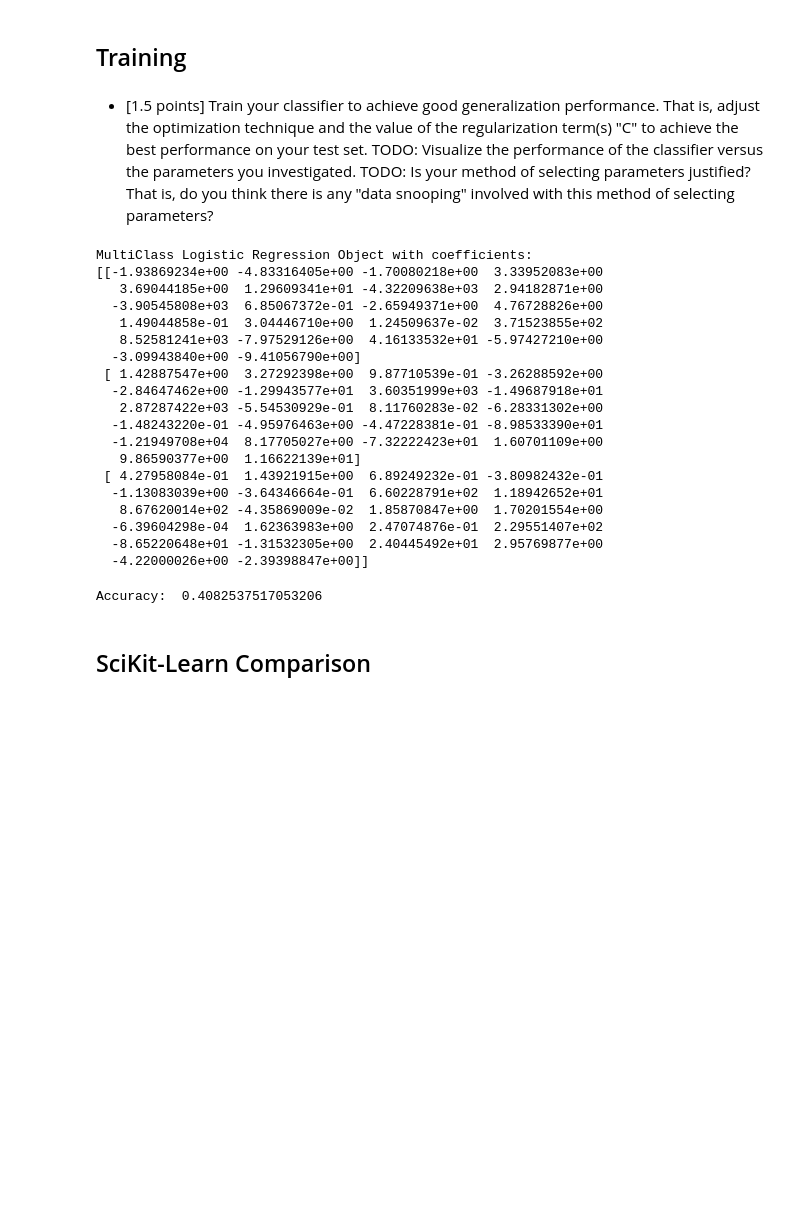
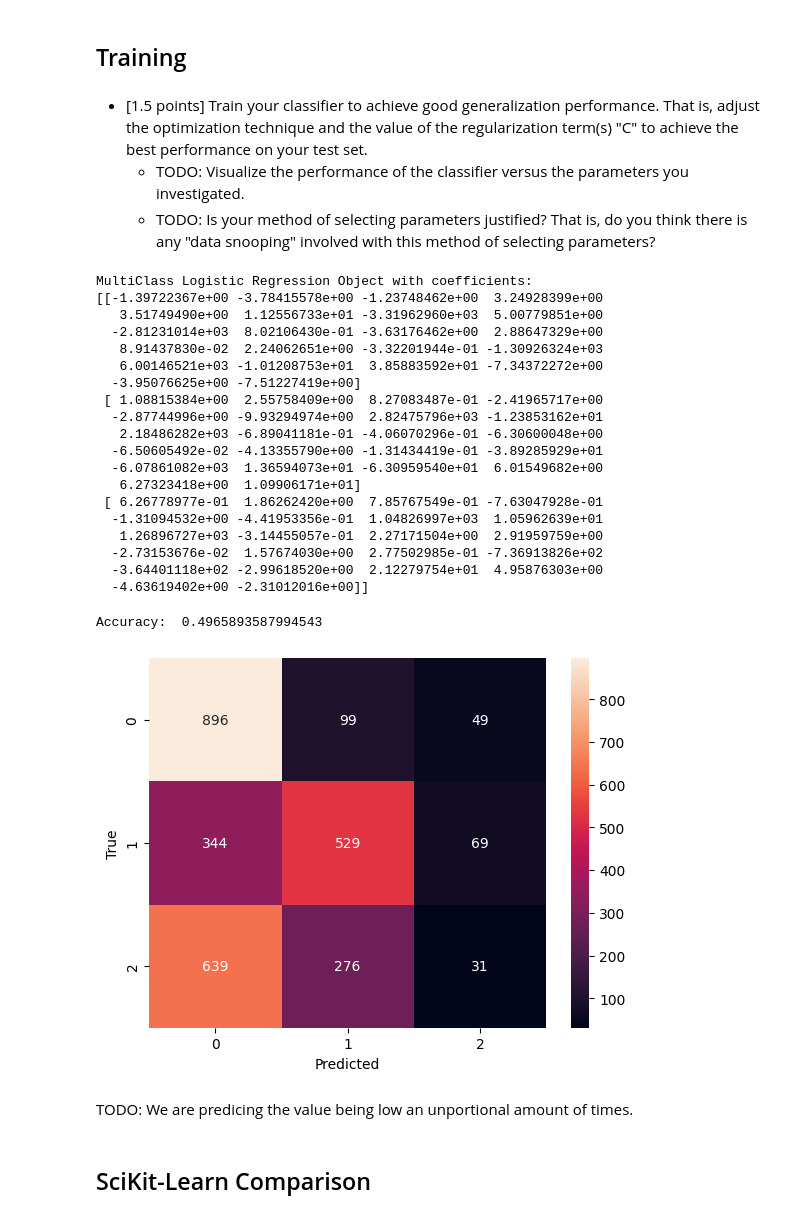
Before and after one commit to QuinnMatthews/MLinPyNotebooks, a Jupyter notebook: Lab Three/LabThree.ipynb, the cells around one changed output. Drawn from its saved outputs; the diff is of its cells as text; code cells hidden in the pictures; blank space fills up the shorter version.

```diff
--- a/Lab Three/LabThree.ipynb
+++ b/Lab Three/LabThree.ipynb
@@ -181,8 +187,9 @@ TODO: Argue "for" or "against" splitting your data using an 80/20 split. That is
 import numpy as np
 class BinaryLogisticRegressionBase:
     # private:
-    def __init__(self, eta, iterations=20):
+    def __init__(self, eta, solver, iterations=20):
         self.eta = eta
+        self.solver = solver
         self.iters = iterations
         # internally we will store the weights as self.w_ to keep with sklearn conventions
 
@@ -280,8 +287,8 @@ class LogisticRegression:
             y_binary = (y==yval) # create a binary problem
             # train the binary classifier for this class
             blr = VectorBinaryLogisticRegression(self.eta,
-                                                 self.iters,
-                                                 solver=self.solver)
+                                                 self.solver,
+                                                 self.iters)
             blr.fit(X,y_binary)
             # add the trained classifier to the list
             self.classifiers_.append(blr)
@@ -301,8 +308,9 @@ class LogisticRegression:
 # %% [markdown]
 ## Training
 # %% [markdown]
-* [1.5 points] Train your classifier to achieve good generalization performance. That is, adjust the optimization technique and the value of the regularization term(s) "C" to achieve the best performance on your test set. TODO: Visualize the performance of the classifier versus the parameters you investigated.
-TODO: Is your method of selecting parameters justified? That is, do you think there is any "data snooping" involved with this method of selecting parameters?
+* [1.5 points] Train your classifier to achieve good generalization performance. That is, adjust the optimization technique and the value of the regularization term(s) "C" to achieve the best performance on your test set.
+  * TODO: Visualize the performance of the classifier versus the parameters you investigated.
+  * TODO: Is your method of selecting parameters justified? That is, do you think there is any "data snooping" involved with this method of selecting parameters?
 # %%
 lr = LogisticRegression(0.2,1500)
 X = train.select_dtypes(include=[np.number])
@@ -311,24 +319,24 @@ lr.fit(X.values,y.values)
 print(lr)
 # %% [output]
 MultiClass Logistic Regression Object with coefficients:
-[[-1.93869234e+00 -4.83316405e+00 -1.70080218e+00  3.33952083e+00
-   3.69044185e+00  1.29609341e+01 -4.32209638e+03  2.94182871e+00
-  -3.90545808e+03  6.85067372e-01 -2.65949371e+00  4.76728826e+00
-   1.49044858e-01  3.04446710e+00  1.24509637e-02  3.71523855e+02
-   8.52581241e+03 -7.97529126e+00  4.16133532e+01 -5.97427210e+00
-  -3.09943840e+00 -9.41056790e+00]
- [ 1.42887547e+00  3.27292398e+00  9.87710539e-01 -3.26288592e+00
-  -2.84647462e+00 -1.29943577e+01  3.60351999e+03 -1.49687918e+01
-   2.87287422e+03 -5.54530929e-01  8.11760283e-02 -6.28331302e+00
-  -1.48243220e-01 -4.95976463e+00 -4.47228381e-01 -8.98533390e+01
-  -1.21949708e+04  8.17705027e+00 -7.32222423e+01  1.60701109e+00
-   9.86590377e+00  1.16622139e+01]
- [ 4.27958084e-01  1.43921915e+00  6.89249232e-01 -3.80982432e-01
-  -1.13083039e+00 -3.64346664e-01  6.60228791e+02  1.18942652e+01
-   8.67620014e+02 -4.35869009e-02  1.85870847e+00  1.70201554e+00
-  -6.39604298e-04  1.62363983e+00  2.47074876e-01  2.29551407e+02
-  -8.65220648e+01 -1.31532305e+00  2.40445492e+01  2.95769877e+00
-  -4.22000026e+00 -2.39398847e+00]]
+[[-1.39722367e+00 -3.78415578e+00 -1.23748462e+00  3.24928399e+00
+   3.51749490e+00  1.12556733e+01 -3.31962960e+03  5.00779851e+00
+  -2.81231014e+03  8.02106430e-01 -3.63176462e+00  2.88647329e+00
+   8.91437830e-02  2.24062651e+00 -3.32201944e-01 -1.30926324e+03
+   6.00146521e+03 -1.01208753e+01  3.85883592e+01 -7.34372272e+00
+  -3.95076625e+00 -7.51227419e+00]
+ [ 1.08815384e+00  2.55758409e+00  8.27083487e-01 -2.41965717e+00
+  -2.87744996e+00 -9.93294974e+00  2.82475796e+03 -1.23853162e+01
+   2.18486282e+03 -6.89041181e-01 -4.06070296e-01 -6.30600048e+00
+  -6.50605492e-02 -4.13355790e+00 -1.31434419e-01 -3.89285929e+01
+  -6.07861082e+03  1.36594073e+01 -6.30959540e+01  6.01549682e+00
+   6.27323418e+00  1.09906171e+01]
+ [ 6.26778977e-01  1.86262420e+00  7.85767549e-01 -7.63047928e-01
+  -1.31094532e+00 -4.41953356e-01  1.04826997e+03  1.05962639e+01
+   1.26896727e+03 -3.14455057e-01  2.27171504e+00  2.91959759e+00
+  -2.73153676e-02  1.57674030e+00  2.77502985e-01 -7.36913826e+02
+  -3.64401118e+02 -2.99618520e+00  2.12279754e+01  4.95876303e+00
+  -4.63619402e+00 -2.31012016e+00]]
 # %%
 from sklearn.metrics import accuracy_score
 
@@ -341,7 +349,22 @@ yhat = lr.predict(X_test.values)
 
 print('Accuracy: ', accuracy_score(y_test,yhat))
 # %% [output]
-Accuracy:  0.4082537517053206
+Accuracy:  0.4965893587994543
+# %%
+import matplotlib.pyplot as plt
+import seaborn as sns
+
+# Confusion Matrix
+from sklearn.metrics import confusion_matrix
+cm = confusion_matrix(y_test, yhat)
+sns.heatmap(cm, annot=True, fmt='g')
+plt.xlabel('Predicted')
+plt.ylabel('True')
+plt.show()
+# %% [output]
+[figure, added]
+# %% [markdown]
+TODO: We are predicing the value being low an unportional amount of times.
 # %% [markdown]
 ## SciKit-Learn Comparison
 # %% [markdown]
```
Also changed, not shown: parts of 5 cells of this notebook.
